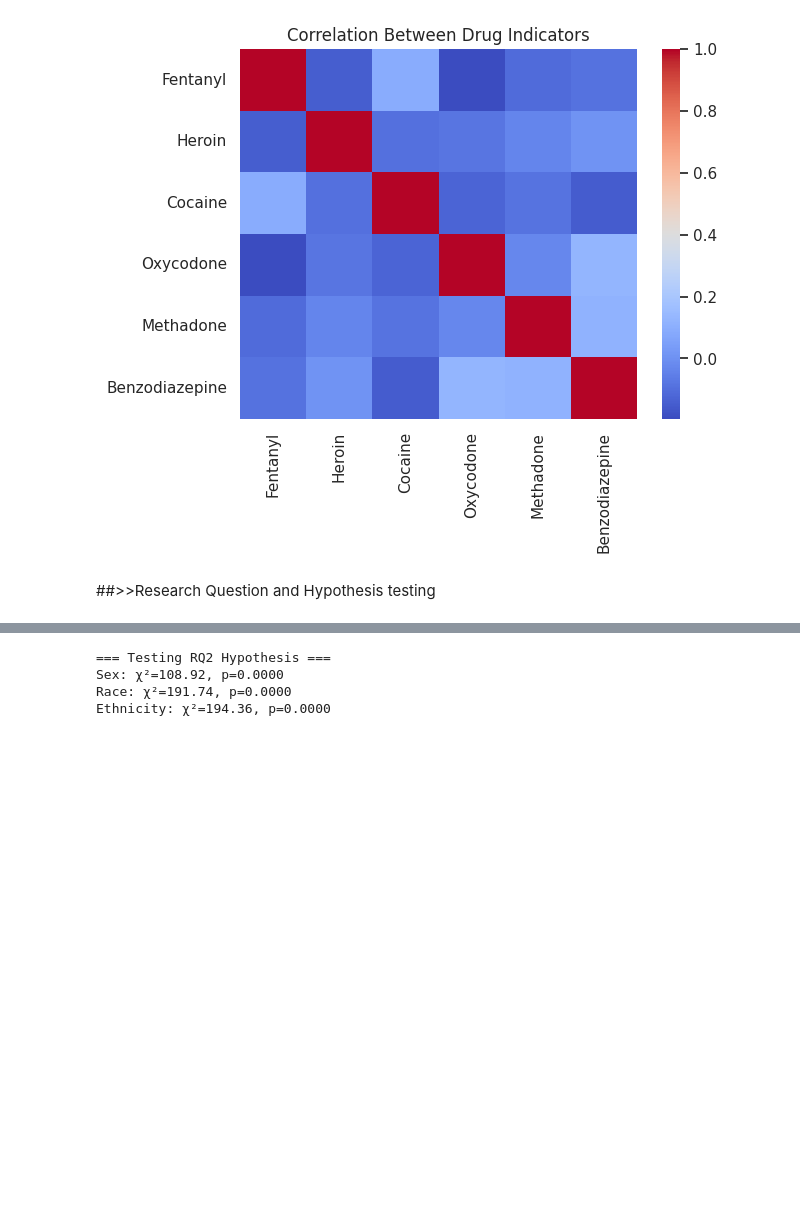
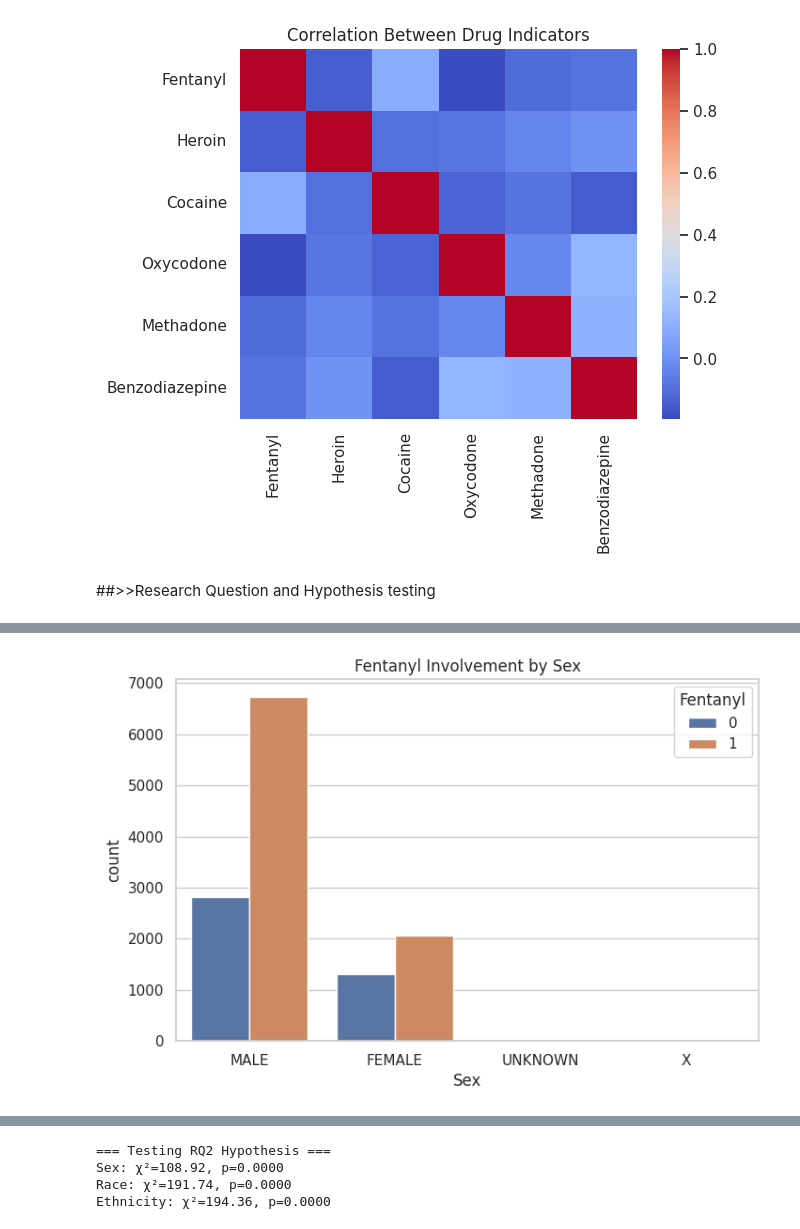
Before and after one commit to KrisDA-1/NU_Pandas, a Jupyter notebook: BD_Drug_related_deaths.ipynb, the cells around one changed output, grey strips where cells are left out. Drawn from its saved outputs; the diff is of its cells as text; code cells hidden in the pictures; blank space fills up the shorter version.

```diff
--- a/BD_Drug_related_deaths.ipynb
+++ b/BD_Drug_related_deaths.ipynb
@@ -301,0 +316,8 @@ plt.show()
+# %%
+# RQ2: Association between sex and fentanyl involvement
+plt.figure(figsize=(8, 5))
+sns.countplot(data=df_clean, x="Sex", hue="Fentanyl")
+plt.title("Fentanyl Involvement by Sex")
+plt.show()
+# %% [output]
+[figure, added]
```
Also changed, not shown: parts of 6 cells of this notebook.
